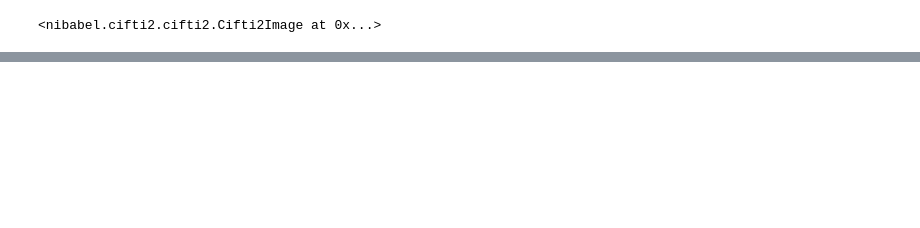
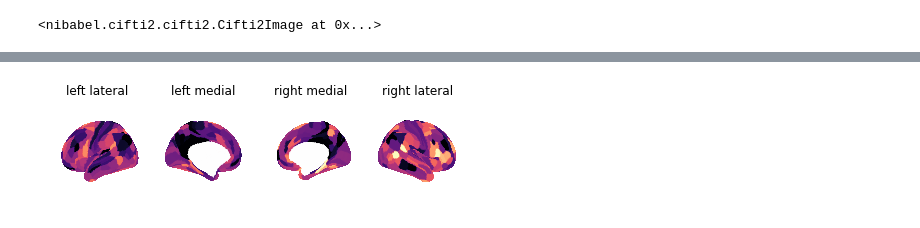
Before and after one commit to juchiyu/spin_gradients, a Jupyter notebook: HCPgrad_tidy_version.ipynb, the cells around one changed output, grey strips where cells are left out. Cells and saved outputs as stored; diff of their text form; code cells hidden in the pictures; blank space fills up the shorter version.

Commit message:
added procrustes alignment on one subject

```diff
--- a/HCPgrad_tidy_version.ipynb
+++ b/HCPgrad_tidy_version.ipynb
@@ -116,0 +760,22 @@ grad_image
+# %%
+from scipy.spatial import procrustes
+import pandas as pd
+
+conntwo = pd.read_csv(r'/scratch/a/arisvoin/edickie/SPINS_glasser_tian/2mm_noGSR/sub-CMH0001/sub-CMH0001_RS_2mm_noGSR_glasser_tian_meants.csv', header = None)
+
+imagetwo = write_df_column_to_pscalar_nib(conntwo, pconnGrad)
+nib.cifti2.save(
+            img = imagetwo,filename='participant_grad.pscalar.nii')
+
+plt2 = plot_cifti_surf_montage(left_surf = '/scratch/a/arisvoin/edickie/SPINS_glasser_tian/tpl-fsLR/S1200.L.inflated_MSMAll.32k_fs_LR.surf.gii',
+                        right_surf = '/scratch/a/arisvoin/edickie/SPINS_glasser_tian/tpl-fsLR/S1200.R.inflated_MSMAll.32k_fs_LR.surf.gii',
+                        cifti_map = 'participant_grad.pscalar.nii',
+                        bg_cifti_map = None,
+                        bg_cifti_map_index = 12,
+                        colormap = "magma",
+                        darkness = 0,
+                        to_filename = None)
+
+partgrad_df = pd.DataFrame(data = conntwo)
+# %% [output]
+[figure, added]
```
Also changed, not shown: parts of 8 cells of this notebook.
